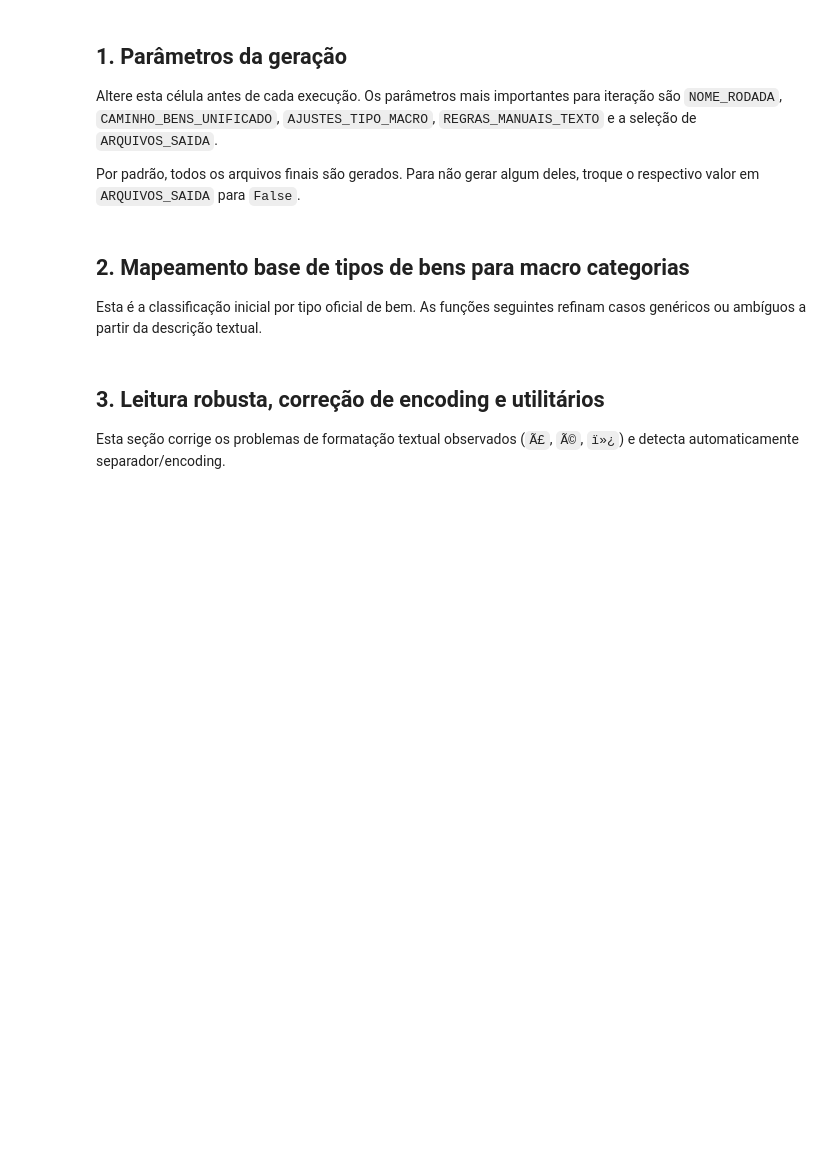
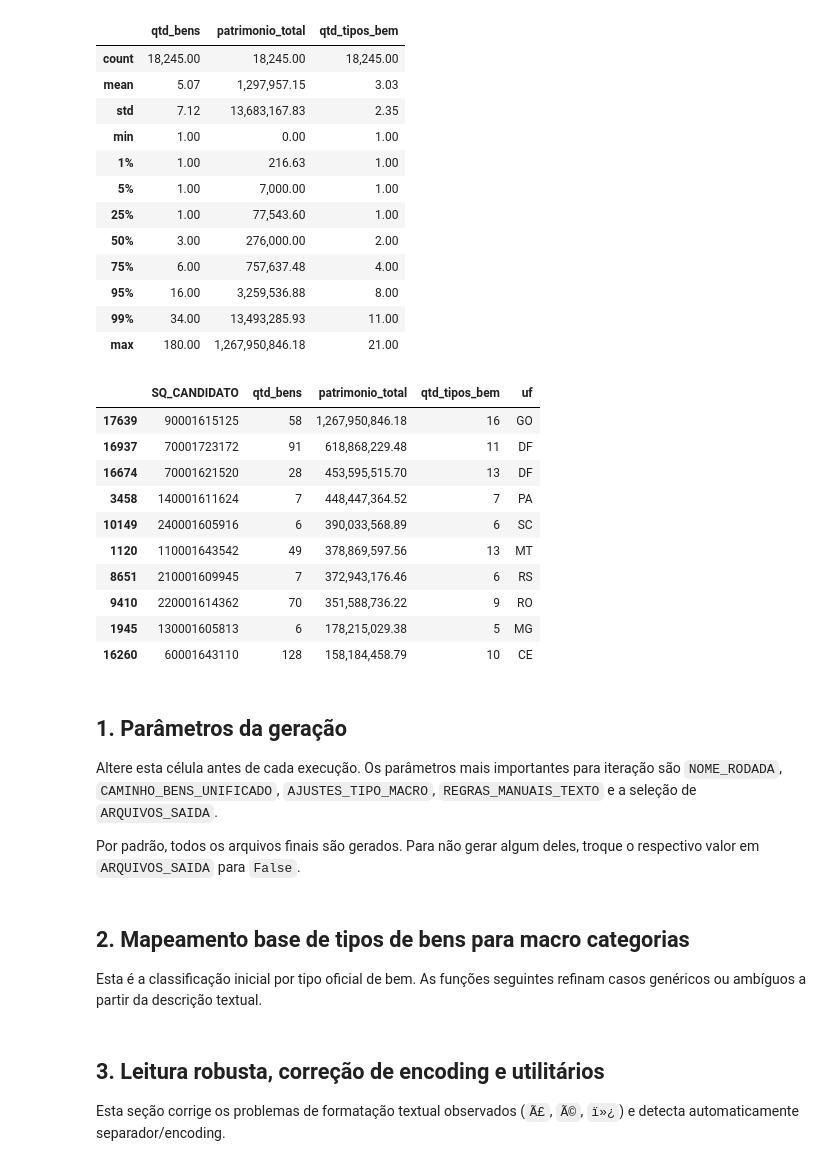
Before and after one commit to GabrielR1B/Data-Mining-Project, a Jupyter notebook: Projeto_Tratamento.ipynb, the cells around one changed output. Saved outputs shown, nothing was run; the diff lists cells and outputs as text; code cells hidden in the pictures; blank space fills up the shorter version.

```diff
--- a/Projeto_Tratamento.ipynb
+++ b/Projeto_Tratamento.ipynb
@@ -8,0 +192,51 @@ O pipeline foi organizado para ser **repetível e parametrizável**, mas com men
+# %%
+mask_outros = (
+        df_bens_diag["DS_TIPO_BEM_CANDIDATO"]
+        .str.upper()
+        .str.contains("OUTROS BENS", na=False)
+    )
+
+resumo_outros = pd.DataFrame({
+        "indicador": [
+            "Registros em Outros bens e direitos",
+            "% dos registros em Outros bens e direitos",
+            "Candidatos com ao menos um bem em Outros",
+            "% dos candidatos com ao menos um bem em Outros",
+            "Valor total em Outros bens e direitos",
+            "% do valor total em Outros bens e direitos"
+        ],
+        "valor": [
+            mask_outros.sum(),
+            mask_outros.mean() * 100,
+            df_bens_diag.loc[mask_outros, "SQ_CANDIDATO"].nunique(),
+            df_bens_diag.loc[mask_outros, "SQ_CANDIDATO"].nunique() / df_bens_diag["SQ_CANDIDATO"].nunique() * 100,
+            df_bens_diag.loc[mask_outros, "VR_BEM_CANDIDATO_NUM"].sum(),
+            df_bens_diag.loc[mask_outros, "VR_BEM_CANDIDATO_NUM"].sum() / df_bens_diag["VR_BEM_CANDIDATO_NUM"].sum() * 100
+        ]
+    })
+
+display(resumo_outros)
+
+base_candidato_diag = (
+        df_bens_diag
+        .groupby("SQ_CANDIDATO")
+        .agg(
+            qtd_bens=("NR_ORDEM_BEM_CANDIDATO", "count"),
+            patrimonio_total=("VR_BEM_CANDIDATO_NUM", "sum"),
+            qtd_tipos_bem=("DS_TIPO_BEM_CANDIDATO", "nunique"),
+            uf=("SG_UF", "first")
+        )
+        .reset_index()
+    )
+
+display(
+        base_candidato_diag[["qtd_bens", "patrimonio_total", "qtd_tipos_bem"]]
+        .describe(percentiles=[0.01, 0.05, 0.25, 0.50, 0.75, 0.95, 0.99])
+    )
+
+display(
+        base_candidato_diag
+        .sort_values("patrimonio_total", ascending=False)
+        .head(10)
+    )
+# %% [output]
@@ -9,3 +250,27 @@ O pipeline foi organizado para ser **repetível e parametrizável**, mas com men
+|  | qtd_bens | patrimonio_total | qtd_tipos_bem |
+| count | 18,245.00 | 18,245.00 | 18,245.00 |
+| mean | 5.07 | 1,297,957.15 | 3.03 |
+| std | 7.12 | 13,683,167.83 | 2.35 |
+| min | 1.00 | 0.00 | 1.00 |
+| 1% | 1.00 | 216.63 | 1.00 |
+| 5% | 1.00 | 7,000.00 | 1.00 |
+| 25% | 1.00 | 77,543.60 | 1.00 |
+| 50% | 3.00 | 276,000.00 | 2.00 |
+| 75% | 6.00 | 757,637.48 | 4.00 |
+| 95% | 16.00 | 3,259,536.88 | 8.00 |
+| 99% | 34.00 | 13,493,285.93 | 11.00 |
+| max | 180.00 | 1,267,950,846.18 | 21.00 |
+|  | SQ_CANDIDATO | qtd_bens | patrimonio_total | qtd_tipos_bem | uf |
+| 17639 | 90001615125 | 58 | 1,267,950,846.18 | 16 | GO |
+| 16937 | 70001723172 | 91 | 618,868,229.48 | 11 | DF |
+| 16674 | 70001621520 | 28 | 453,595,515.70 | 13 | DF |
+| 3458 | 140001611624 | 7 | 448,447,364.52 | 7 | PA |
+| 10149 | 240001605916 | 6 | 390,033,568.89 | 6 | SC |
+| 1120 | 110001643542 | 49 | 378,869,597.56 | 13 | MT |
+| 8651 | 210001609945 | 7 | 372,943,176.46 | 6 | RS |
+| 9410 | 220001614362 | 70 | 351,588,736.22 | 9 | RO |
+| 1945 | 130001605813 | 6 | 178,215,029.38 | 5 | MG |
+| 16260 | 60001643110 | 128 | 158,184,458.79 | 10 | CE |
 # %% [markdown]
 ## 1. Parâmetros da geração
 
```
Also changed, not shown: parts of 29 cells of this notebook, 3 other files.
